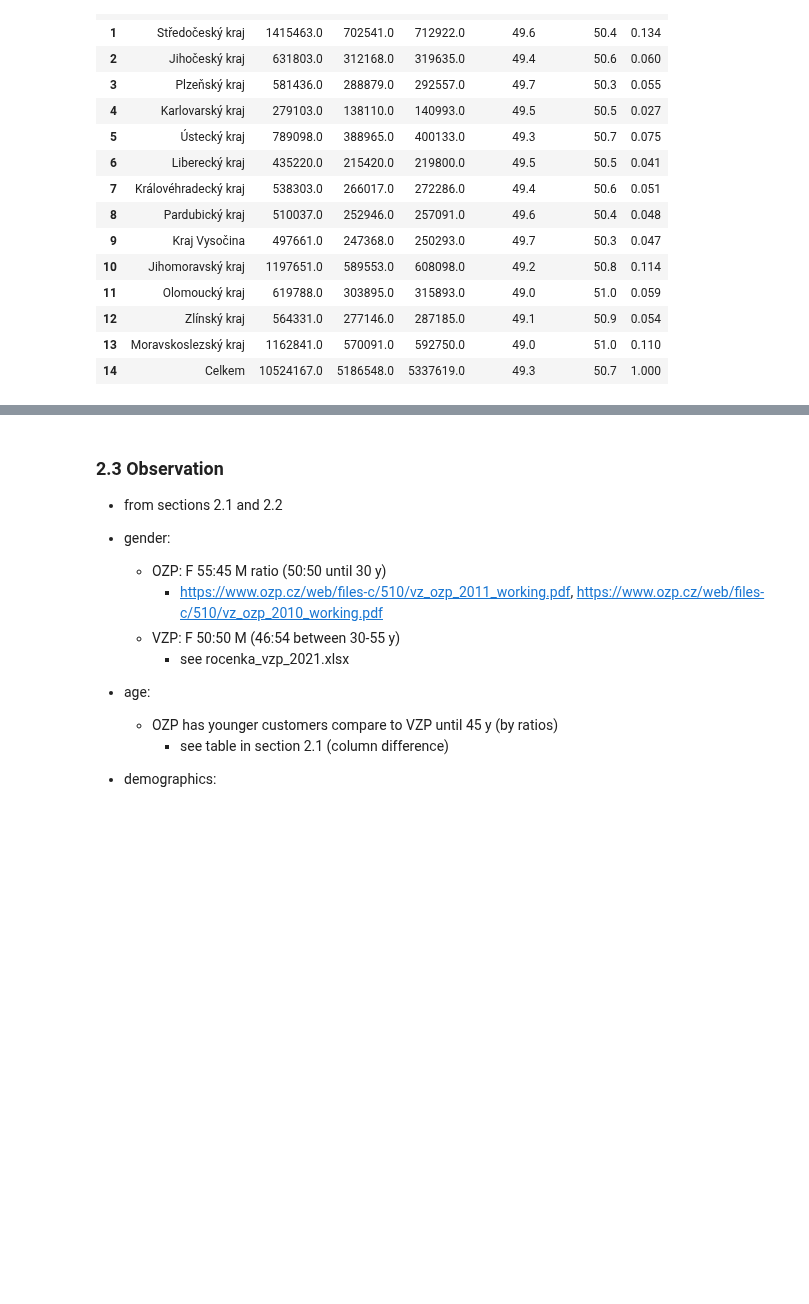
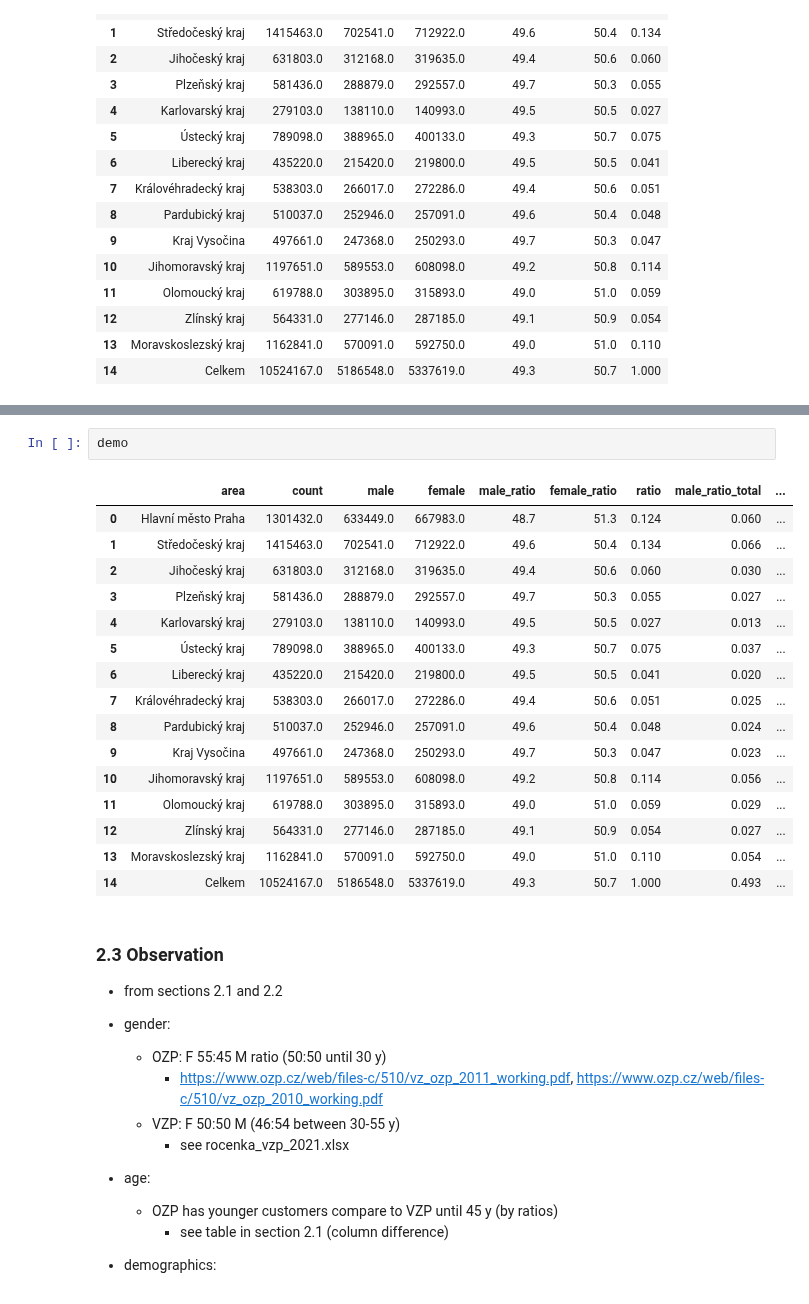
Before and after one commit to opendatalabcz/mapa-zdravi, a Jupyter notebook: src/scripts/models.ipynb, the cells around one changed output, grey strips where cells are left out. Saved outputs shown, nothing was run; the diff lists cells and outputs as text; blank space fills up the shorter version.

```diff
--- a/src/scripts/models.ipynb
+++ b/src/scripts/models.ipynb
@@ -361,3 +450,22 @@ array([[1.        , 0.84120994],
+# %%
+demo
+# %% [output]
+|  | area | count | male | female | male_ratio | female_ratio | ratio | male_ratio_total | ... |
+| 0 | Hlavní město Praha | 1301432.0 | 633449.0 | 667983.0 | 48.7 | 51.3 | 0.124 | 0.060 | ... |
+| 1 | Středočeský kraj | 1415463.0 | 702541.0 | 712922.0 | 49.6 | 50.4 | 0.134 | 0.066 | ... |
+| 2 | Jihočeský kraj | 631803.0 | 312168.0 | 319635.0 | 49.4 | 50.6 | 0.060 | 0.030 | ... |
+| 3 | Plzeňský kraj | 581436.0 | 288879.0 | 292557.0 | 49.7 | 50.3 | 0.055 | 0.027 | ... |
+| 4 | Karlovarský kraj | 279103.0 | 138110.0 | 140993.0 | 49.5 | 50.5 | 0.027 | 0.013 | ... |
+| 5 | Ústecký kraj | 789098.0 | 388965.0 | 400133.0 | 49.3 | 50.7 | 0.075 | 0.037 | ... |
+| 6 | Liberecký kraj | 435220.0 | 215420.0 | 219800.0 | 49.5 | 50.5 | 0.041 | 0.020 | ... |
+| 7 | Královéhradecký kraj | 538303.0 | 266017.0 | 272286.0 | 49.4 | 50.6 | 0.051 | 0.025 | ... |
+| 8 | Pardubický kraj | 510037.0 | 252946.0 | 257091.0 | 49.6 | 50.4 | 0.048 | 0.024 | ... |
+| 9 | Kraj Vysočina | 497661.0 | 247368.0 | 250293.0 | 49.7 | 50.3 | 0.047 | 0.023 | ... |
+| 10 | Jihomoravský kraj | 1197651.0 | 589553.0 | 608098.0 | 49.2 | 50.8 | 0.114 | 0.056 | ... |
+| 11 | Olomoucký kraj | 619788.0 | 303895.0 | 315893.0 | 49.0 | 51.0 | 0.059 | 0.029 | ... |
+| 12 | Zlínský kraj | 564331.0 | 277146.0 | 287185.0 | 49.1 | 50.9 | 0.054 | 0.027 | ... |
+| 13 | Moravskoslezský kraj | 1162841.0 | 570091.0 | 592750.0 | 49.0 | 51.0 | 0.110 | 0.054 | ... |
+| 14 | Celkem | 10524167.0 | 5186548.0 | 5337619.0 | 49.3 | 50.7 | 1.000 | 0.493 | ... |
 # %% [markdown]
 ### 2.3 Observation
 - from sections 2.1 and 2.2
```
Also changed, not shown: parts of 5 cells of this notebook, 2 other files.
